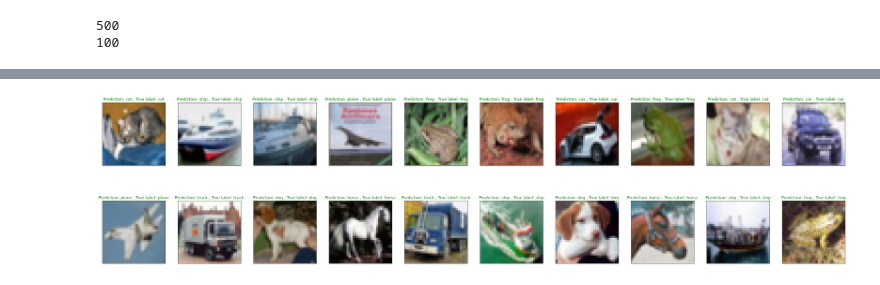
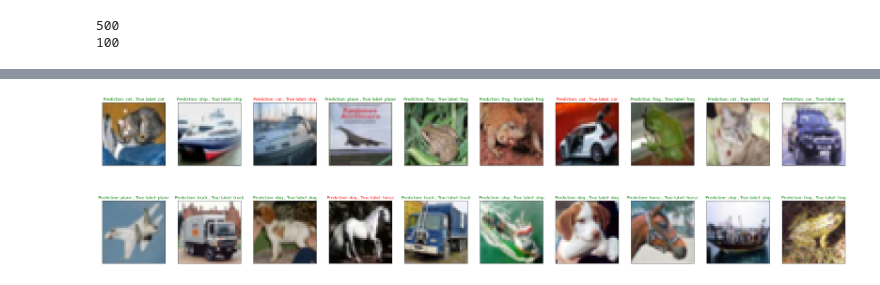
Before and after one commit to FrankAdl/DeepLearningAssignment-2, a Jupyter notebook: Assignment2——cifar.ipynb, the cells around one changed output, grey strips where cells are left out. Saved outputs shown, nothing was run; the diff lists cells and outputs as text; code cells hidden in the pictures.

Commit message:
Added learning rates testing

```diff
--- a/Assignment2——cifar.ipynb
+++ b/Assignment2——cifar.ipynb
@@ -385,0 +427,3 @@ cnn_model_2.parameters
+# %%
+cnn_lr0001 = CNN2().to(mps_device)
+cnn_lr0001_history = train_model(cnn_lr0001, learning_rate=0.001)
@@ -386,4 +502,4 @@ cnn_model_2.parameters
 # %%
-plot_predictions(cnn_model_2)
+plot_predictions(cnn_lr0001)
 # %% [output]
-[figure, old version]
+[figure, new version]
```
Also changed, not shown: parts of 26 cells of this notebook.
